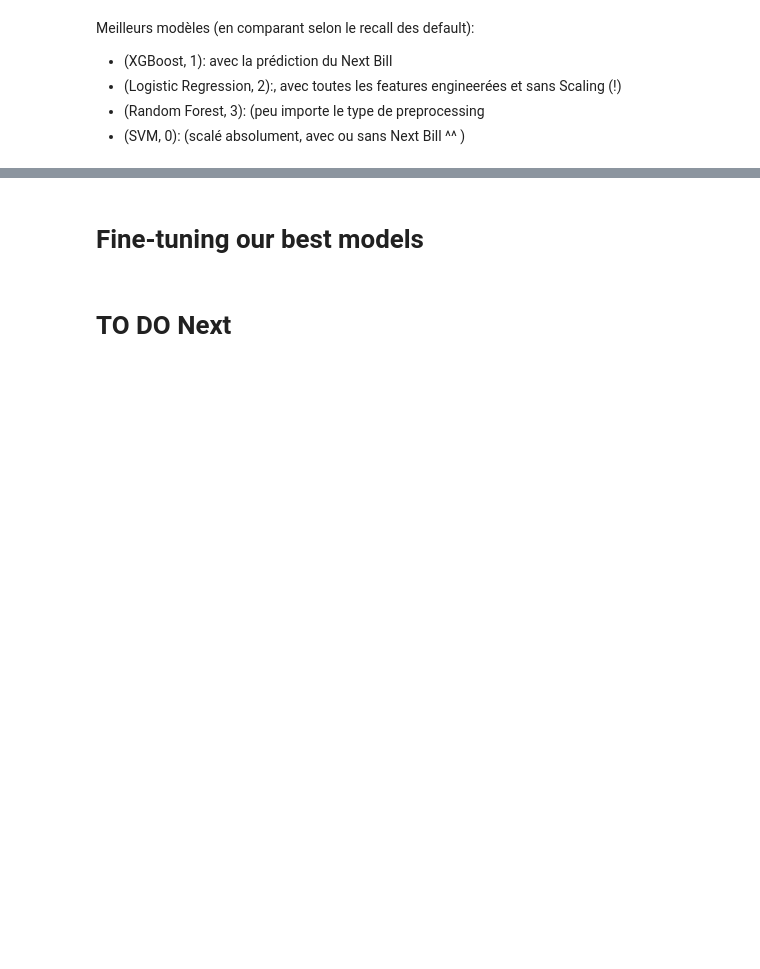
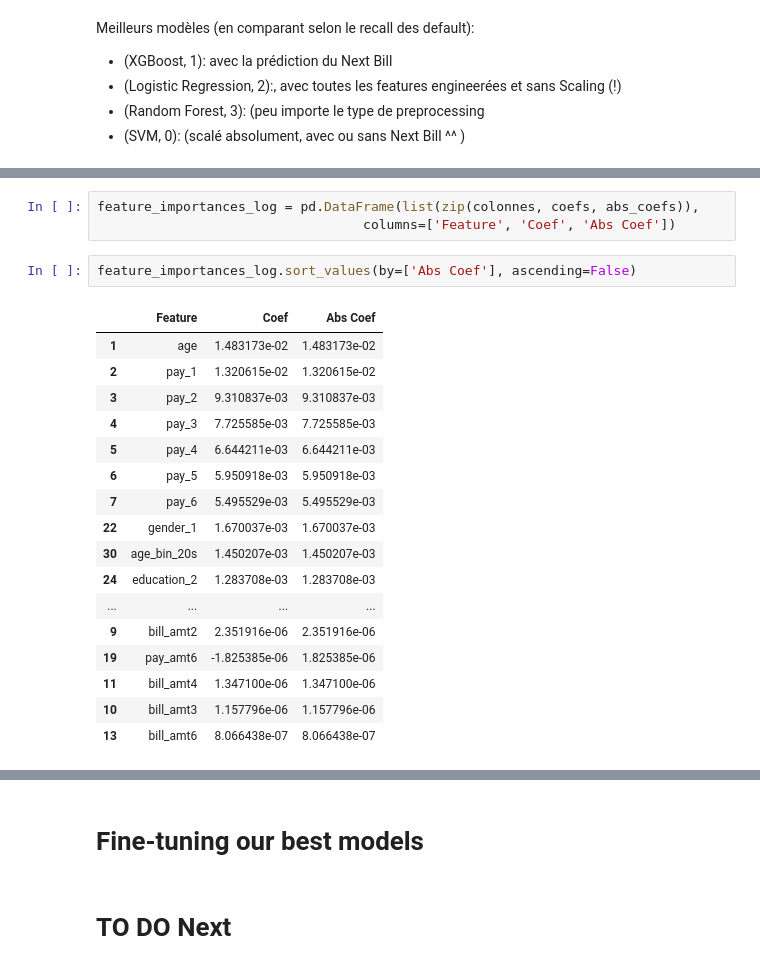
Before and after one commit to thomasXwang/UCI-Credit-card-defaults, a Jupyter notebook: 06-UCI with different pipelines for each model.ipynb, the cells around one changed output, grey strips where cells are left out. Cells and saved outputs as stored; diff of their text form; blank space fills up the shorter version.

```diff
--- a/06-UCI with different pipelines for each model.ipynb
+++ b/06-UCI with different pipelines for each model.ipynb
@@ -567,0 +588,23 @@ Meilleurs modèles (en comparant selon le recall des default):
+# %%
+feature_importances_log = pd.DataFrame(list(zip(colonnes, coefs, abs_coefs)),
+                                  columns=['Feature', 'Coef', 'Abs Coef'])
+# %%
+feature_importances_log.sort_values(by=['Abs Coef'], ascending=False)
+# %% [output]
+|  | Feature | Coef | Abs Coef |
+| 1 | age | 1.483173e-02 | 1.483173e-02 |
+| 2 | pay_1 | 1.320615e-02 | 1.320615e-02 |
+| 3 | pay_2 | 9.310837e-03 | 9.310837e-03 |
+| 4 | pay_3 | 7.725585e-03 | 7.725585e-03 |
+| 5 | pay_4 | 6.644211e-03 | 6.644211e-03 |
+| 6 | pay_5 | 5.950918e-03 | 5.950918e-03 |
+| 7 | pay_6 | 5.495529e-03 | 5.495529e-03 |
+| 22 | gender_1 | 1.670037e-03 | 1.670037e-03 |
+| 30 | age_bin_20s | 1.450207e-03 | 1.450207e-03 |
+| 24 | education_2 | 1.283708e-03 | 1.283708e-03 |
+| ... | ... | ... | ... |
+| 9 | bill_amt2 | 2.351916e-06 | 2.351916e-06 |
+| 19 | pay_amt6 | -1.825385e-06 | 1.825385e-06 |
+| 11 | bill_amt4 | 1.347100e-06 | 1.347100e-06 |
+| 10 | bill_amt3 | 1.157796e-06 | 1.157796e-06 |
+| 13 | bill_amt6 | 8.066438e-07 | 8.066438e-07 |
```
Also changed, not shown: parts of 13 cells of this notebook.
